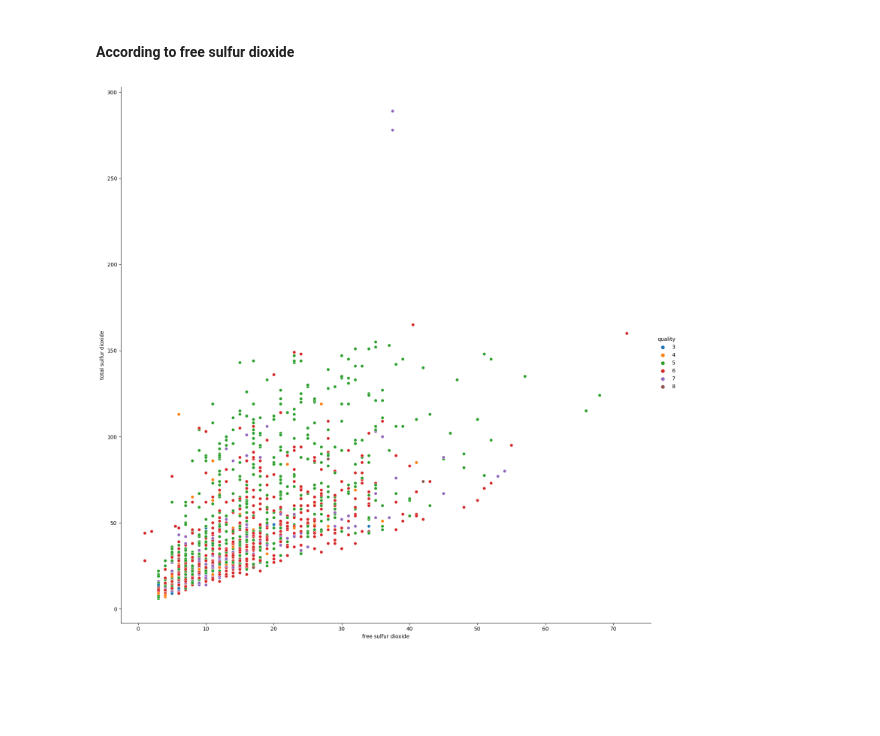
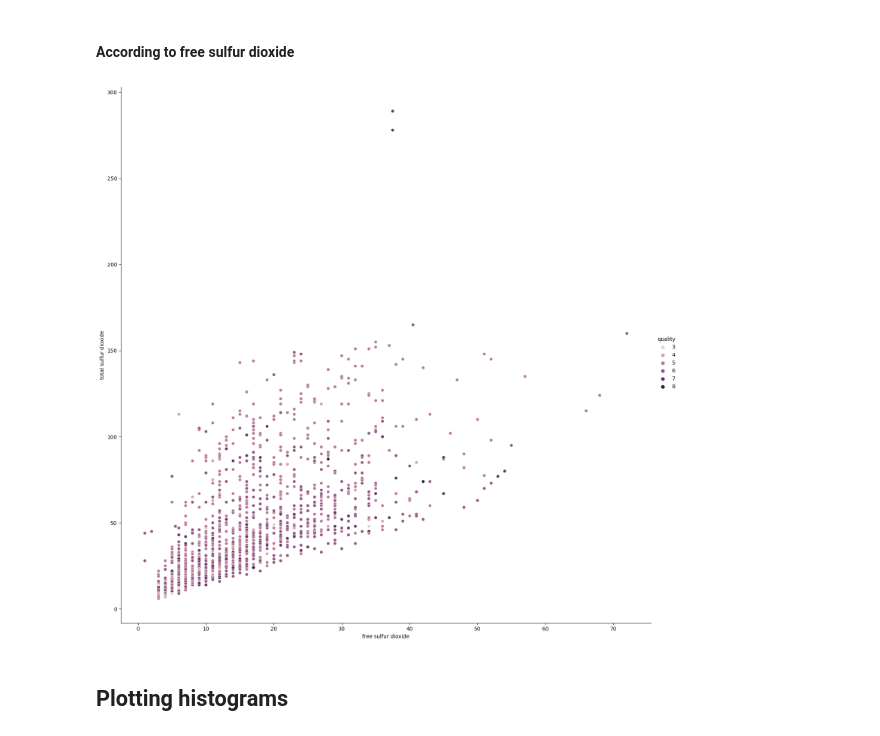
Before and after one commit to MartinDoussinet/WineQuality, a Jupyter notebook: Wine EDA.ipynb, the cells around one changed output. Drawn from its saved outputs; the diff is of its cells as text; code cells hidden in the pictures; blank space fills up the shorter version.

```diff
--- a/Wine EDA.ipynb
+++ b/Wine EDA.ipynb
@@ -168,7 +209,9 @@ plt.show()
 # %% [markdown]
 #### According to free sulfur dioxide
 # %%
-sns.relplot(x='free sulfur dioxide', y="total sulfur dioxide", hue="quality", data=data, height=15, palette=sns.color_palette())
+sns.relplot(x='free sulfur dioxide', y="total sulfur dioxide", hue="quality", data=data, height=15)
 plt.show()
 # %% [output]
-[figure, old version]
+[figure, new version]
+# %% [markdown]
+## Plotting histograms
```
Also changed, not shown: parts of 19 cells of this notebook.
